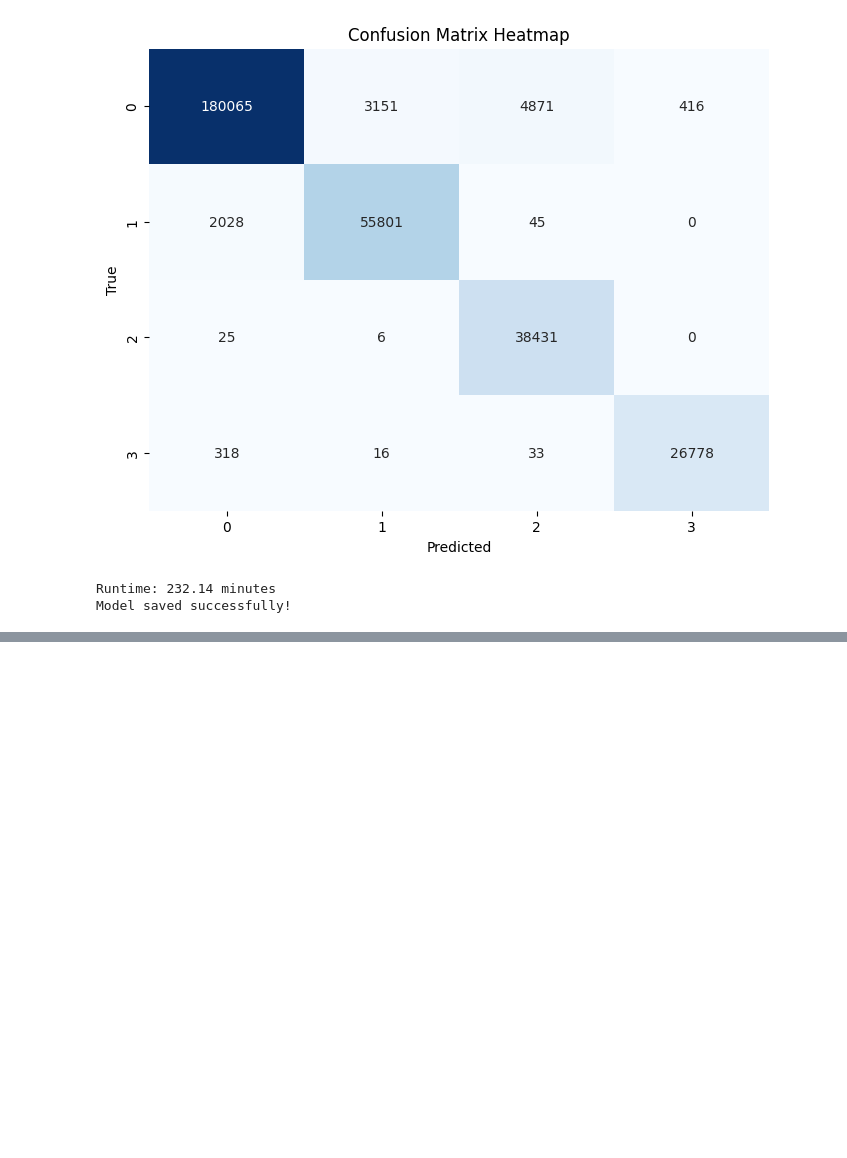
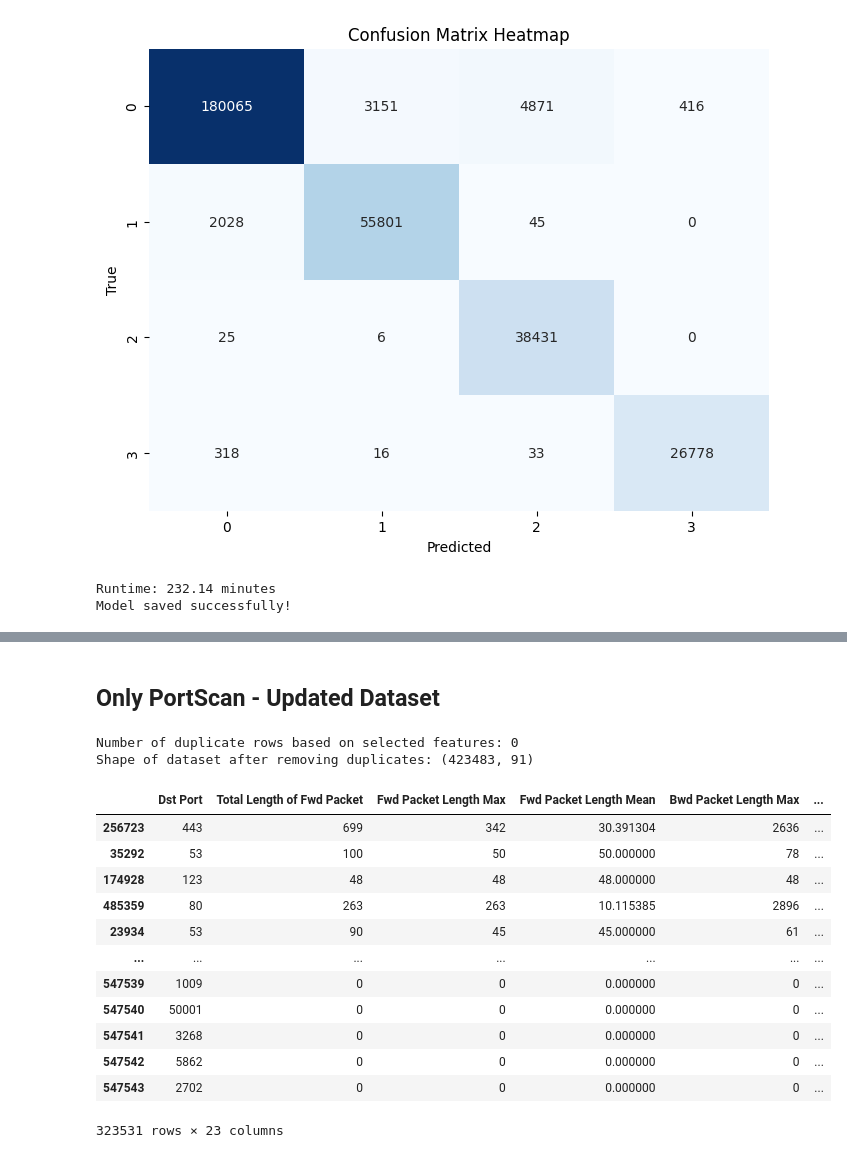
Before and after one commit to Shayhha/NetSpect, a Jupyter notebook: src/models/DoS and DDoS and PortScan.ipynb, the cells around one changed output, grey strips where cells are left out. Cells and saved outputs as stored; diff of their text form; code cells hidden in the pictures; blank space fills up the shorter version.

```diff
--- a/src/models/DoS and DDoS and PortScan.ipynb
+++ b/src/models/DoS and DDoS and PortScan.ipynb
@@ -895,0 +944,46 @@ Model saved successfully!
+# %% [markdown]
+## Only PortScan - Updated Dataset
+# %%
+selectedColumns = [
+    'Dst Port', 'Total Length of Fwd Packet', 'Fwd Packet Length Max',
+    'Fwd Packet Length Mean', 'Bwd Packet Length Max', 'Bwd Packet Length Min',
+    'Bwd Packet Length Mean', 'Bwd Packet Length Std', 'Bwd IAT Total',
+    'Bwd IAT Max', 'Packet Length Min', 'Packet Length Max', 'Packet Length Mean',
+    'Packet Length Std', 'Packet Length Variance', 'SYN Flag Count', 'PSH Flag Count', 'URG Flag Count',
+    'Average Packet Size', 'Fwd Segment Size Avg', 'Bwd Segment Size Avg',
+    'Subflow Fwd Bytes', 'Label'
+]
+# %%
+portDataframe = pd.read_csv('CICIDS_Port_2.csv')
+portDataframe.columns = portDataframe.columns.str.strip()
+portDataframe = filterBenignValues(portDataframe, 0.57)
+
+# check for duplicates in the subset of selected features
+duplicates_mask = portDataframe.duplicated(keep='first')
+num_duplicates = duplicates_mask.sum()
+print(f"Number of duplicate rows based on selected features: {num_duplicates}")
+
+# remove duplicates directly
+portDataframe = portDataframe.drop_duplicates(keep='first')
+print(f"Shape of dataset after removing duplicates: {portDataframe.shape}")
+
+# select relevant columns
+portDataframe = portDataframe[selectedColumns]
+portDataframe = portDataframe[(portDataframe['Label'] == 'BENIGN') | (portDataframe['Label'] == 'Portscan')]
+portDataframe.head(-5)
+# %% [output]
+Number of duplicate rows based on selected features: 0
+Shape of dataset after removing duplicates: (423483, 91)
+|  | Dst Port | Total Length of Fwd Packet | Fwd Packet Length Max | Fwd Packet Length Mean | Bwd Packet Length Max | ... |
+| 256723 | 443 | 699 | 342 | 30.391304 | 2636 | ... |
+| 35292 | 53 | 100 | 50 | 50.000000 | 78 | ... |
+| 174928 | 123 | 48 | 48 | 48.000000 | 48 | ... |
+| 485359 | 80 | 263 | 263 | 10.115385 | 2896 | ... |
+| 23934 | 53 | 90 | 45 | 45.000000 | 61 | ... |
+| ... | ... | ... | ... | ... | ... | ... |
+| 547539 | 1009 | 0 | 0 | 0.000000 | 0 | ... |
+| 547540 | 50001 | 0 | 0 | 0.000000 | 0 | ... |
+| 547541 | 3268 | 0 | 0 | 0.000000 | 0 | ... |
+| 547542 | 5862 | 0 | 0 | 0.000000 | 0 | ... |
+| 547543 | 2702 | 0 | 0 | 0.000000 | 0 | ... |
+323531 rows × 23 columns
```
Also changed, not shown: parts of 4 cells of this notebook, 3 other files.
